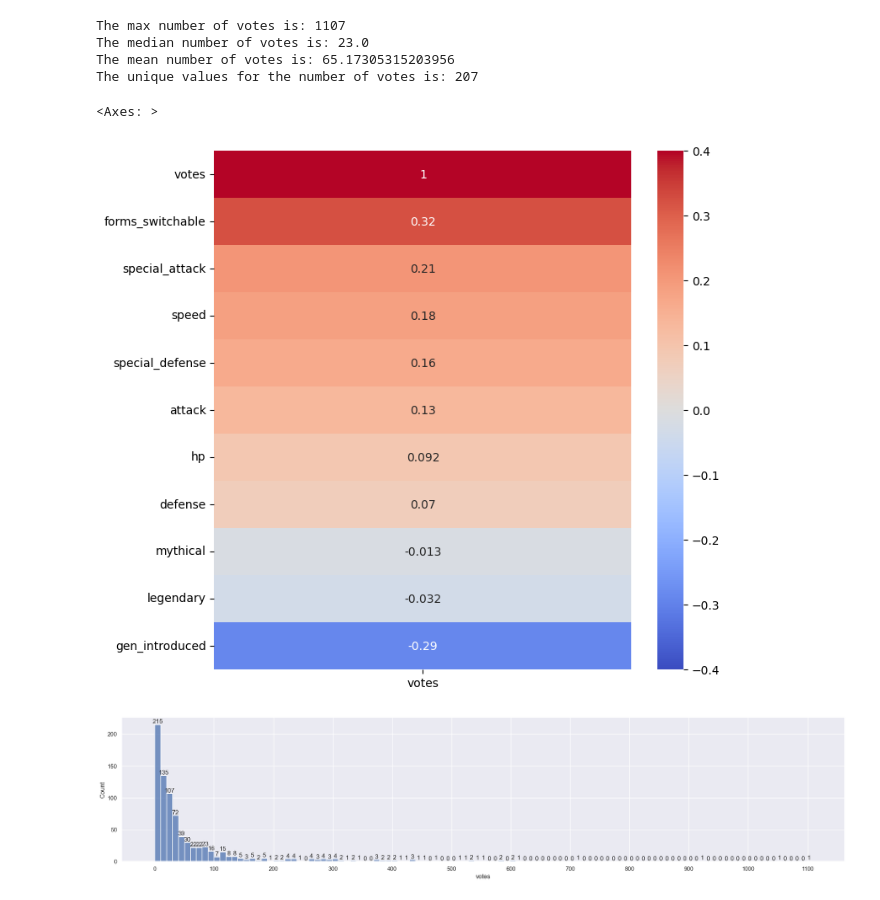
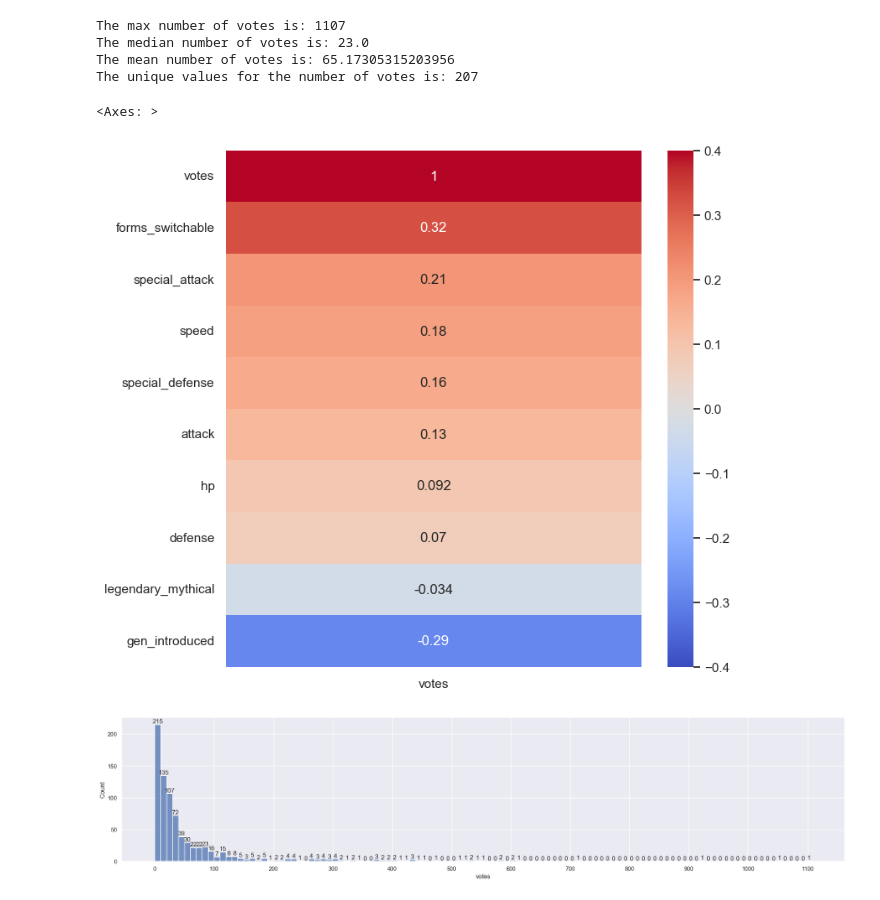
Before and after one commit to LeeMerrow/Pokemon-Popularity, a Jupyter notebook: Pokemon.ipynb, the cells around one changed output. Cells and saved outputs as stored; diff of their text form; code cells hidden in the pictures.

Commit message:
renamed shape data and updated readme

```diff
--- a/Pokemon.ipynb
+++ b/Pokemon.ipynb
@@ -202,3 +202,9 @@ def_stats.tail()
 | 806 | 807 | Zeraora | 88 | 112 | 75 | 102 | 80 | 143 | 7 | ... |
 | 807 | 808 | Meltan | 46 | 65 | 65 | 55 | 35 | 34 | 7 | ... |
 | 808 | 809 | Melmetal | 135 | 143 | 143 | 80 | 65 | 34 | 7 | ... |
+# %%
+# Merging the legendary and mythical since both are rare
+def_stats['legendary_mythical'] = def_stats['legendary'] | def_stats['mythical']
+def_stats.drop(['legendary', 'mythical'], axis=1, inplace=True)
+
+def_stats.tail()
@@ -204,0 +220,14 @@ def_stats.tail()
+# %%
+# Replacing multiple values in shape column
+replace_dict = {'Ball': 'Head',
+                'Fish': 'Fins',
+                'Armor': 'Insectoid',
+                'Bug-Wings': 'Multi_Wing',
+                'Heads': 'Multi_Bodies',
+                'Blob': 'Head_Base',
+                'Upright': 'Bipedal_Tail',
+                'Humanoid': 'Bipedal_Tailless',
+                'Squiggle': 'Serpentine'
+                }
+def_stats['shape'] = def_stats['shape'].replace(replace_dict)
+def_stats.head()
@@ -255,0 +310,5 @@ poke.head(9)
+# %%
+# Making a 3 new columns that will give us the mean values by characteristics
+columns_to_mean = ['primary_color', 'shape', 'gen_introduced']
+poke = column_mean(poke, columns_to_mean)
+poke.head()
@@ -290,16 +356,18 @@ The mean number of votes is: 65.17305315203956
 The unique values for the number of votes is: 207
 # %%
 columns_to_drop = ['nat_dex', 'name', 'shape',
-                   'is_default', 'primary_color']
+                   'is_default', 'primary_color',
+                   'gen_introduced_mean', 'shape_mean',
+                   'primary_color_mean']
 heat = poke.drop(columns=columns_to_drop)
 
 # Heatmap to show correlation between votes and other features
 f, ax = plt.subplots(figsize=(8,8))
 sns.heatmap(heat.corr()[['votes']].sort_values(by='votes', ascending=False),
             annot=True, cmap='coolwarm', vmax=.4, vmin=-.4)
 # %% [output]
 <Axes: >
-[figure, old version]
+[figure, new version]
 # %%
 # Using a histogram to show the spread of votes
 sns.set(style='darkgrid', rc={'figure.figsize':(25, 5)})
```
Also changed, not shown: parts of 20 cells of this notebook, 1 other file.
